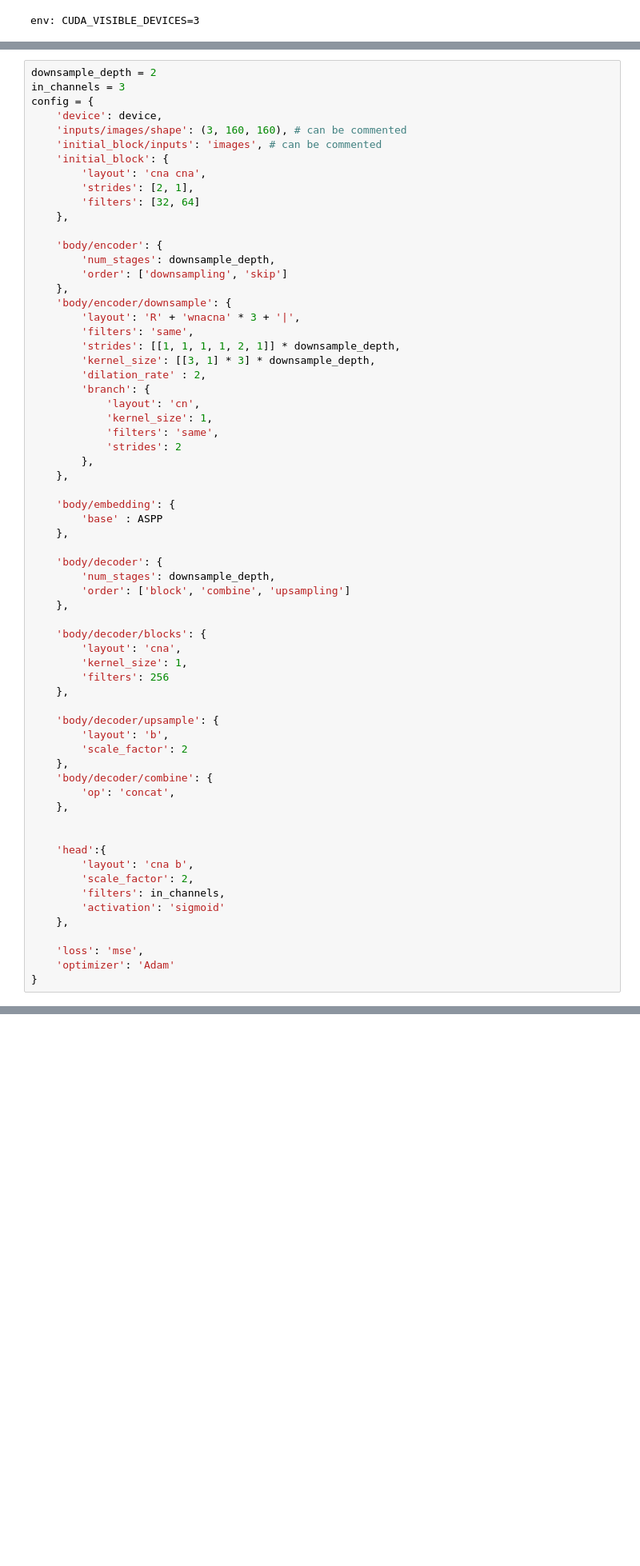
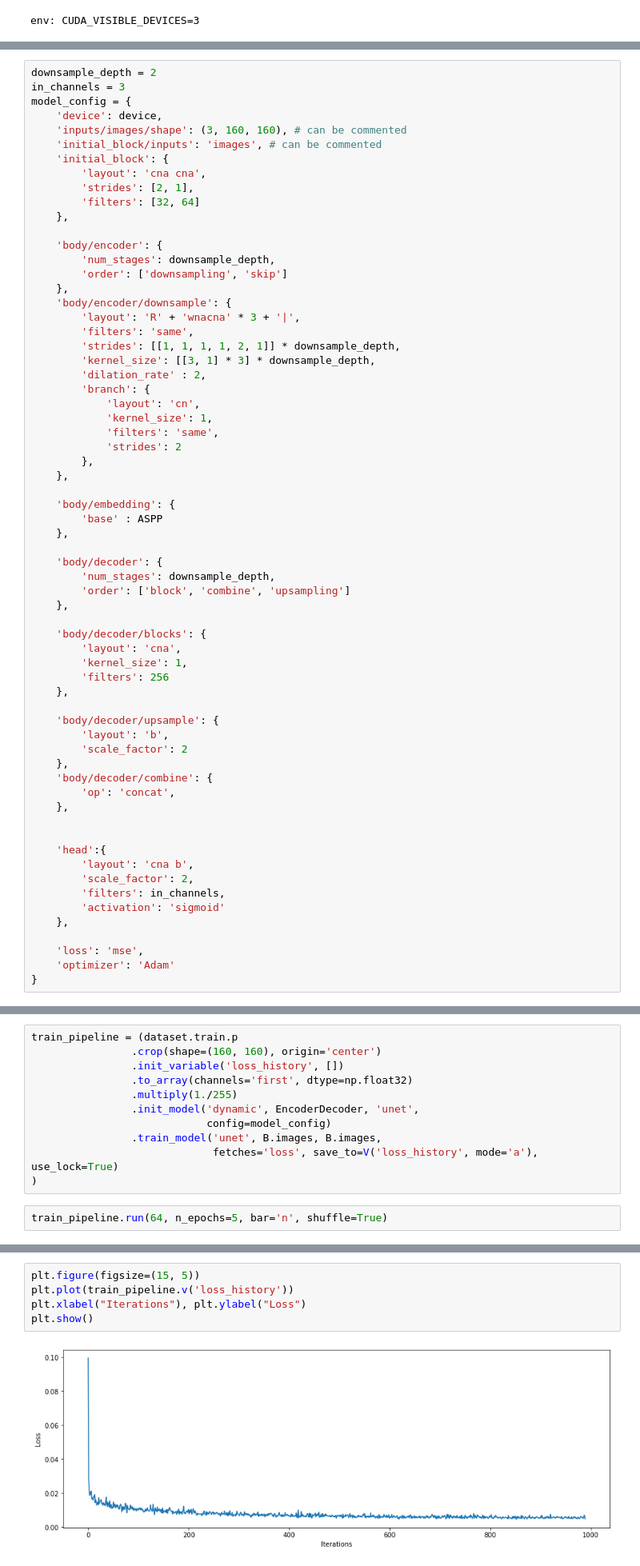
Before and after one commit to RisaMagpie/neuronets, a Jupyter notebook: bf_DeepLab.ipynb, the cells around one changed output, grey strips where cells are left out. Shown at 80% size. Cells and saved outputs as stored; diff of their text form; blank space fills up the shorter version.

```diff
--- a/bf_DeepLab.ipynb
+++ b/bf_DeepLab.ipynb
@@ -33,7 +33,7 @@ epoch_num = 5
 # %%
 downsample_depth = 2
 in_channels = 3
-config = {
+model_config = {
     'device': device,
     'inputs/images/shape': (3, 160, 160), # can be commented
     'initial_block/inputs': 'images', # can be commented
@@ -99,0 +98,13 @@ model = EncoderDecoder(config)
+# %%
+train_pipeline = (dataset.train.p
+                .crop(shape=(160, 160), origin='center')
+                .init_variable('loss_history', [])
+                .to_array(channels='first', dtype=np.float32)
+                .multiply(1./255)
+                .init_model('dynamic', EncoderDecoder, 'unet',
+                            config=model_config)
+                .train_model('unet', B.images, B.images,
+                             fetches='loss', save_to=V('loss_history', mode='a'), use_lock=True)
+)
+# %%
+train_pipeline.run(64, n_epochs=5, bar='n', shuffle=True)
@@ -99,0 +114,7 @@ model = EncoderDecoder(config)
+# %%
+plt.figure(figsize=(15, 5))
+plt.plot(train_pipeline.v('loss_history'))
+plt.xlabel("Iterations"), plt.ylabel("Loss")
+plt.show()
+# %% [output]
+[figure, added]
```
Also changed, not shown: parts of 8 cells of this notebook, 1 other file.
